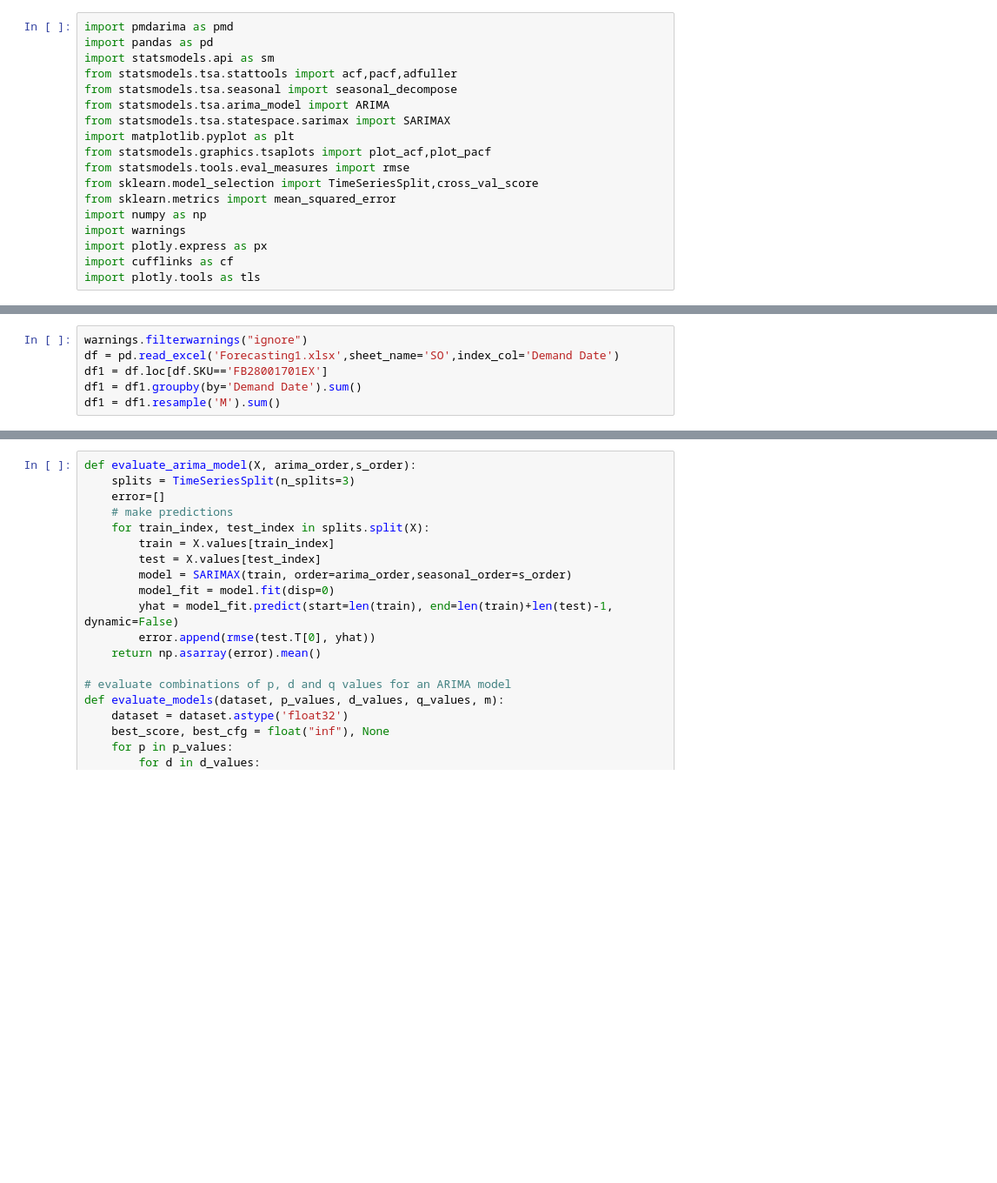
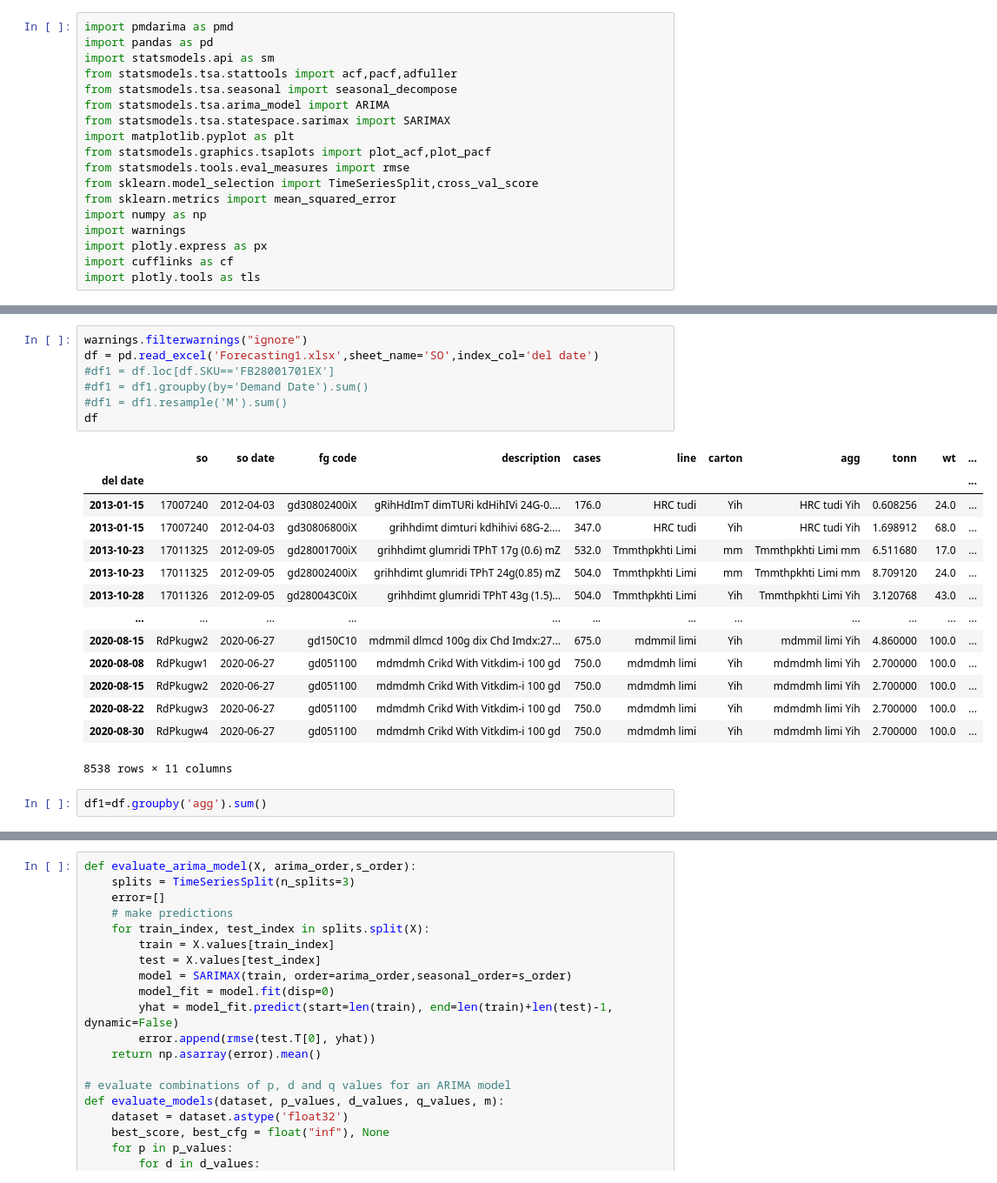
Before and after one commit to mswastik/forecasting, a Jupyter notebook: SARIMAv1.ipynb, the cells around one changed output, grey strips where cells are left out. Shown: that part at 87% size. Drawn from its saved outputs; the diff is of its cells as text; blank space fills up the shorter version.

```diff
--- a/SARIMAv1.ipynb
+++ b/SARIMAv1.ipynb
@@ -19,6 +33,24 @@ import plotly.tools as tls
 # %%
 warnings.filterwarnings("ignore")
-df = pd.read_excel('Forecasting1.xlsx',sheet_name='SO',index_col='Demand Date')
-df1 = df.loc[df.SKU=='FB28001701EX']
-df1 = df1.groupby(by='Demand Date').sum()
-df1 = df1.resample('M').sum()
+df = pd.read_excel('Forecasting1.xlsx',sheet_name='SO',index_col='del date')
+#df1 = df.loc[df.SKU=='FB28001701EX']
+#df1 = df1.groupby(by='Demand Date').sum()
+#df1 = df1.resample('M').sum()
+df
+# %% [output]
+|  | so | so date | fg code | description | cases | line | carton | agg | tonn | wt | ... |
+| del date |  |  |  |  |  |  |  |  |  |  | ... |
+| 2013-01-15 | 17007240 | 2012-04-03 | gd30802400iX | gRihHdImT dimTURi kdHihIVi 24G-0.... | 176.0 | HRC tudi | Yih | HRC tudi Yih | 0.608256 | 24.0 | ... |
+| 2013-01-15 | 17007240 | 2012-04-03 | gd30806800iX | grihhdimt dimturi kdhihivi 68G-2.... | 347.0 | HRC tudi | Yih | HRC tudi Yih | 1.698912 | 68.0 | ... |
+| 2013-10-23 | 17011325 | 2012-09-05 | gd28001700iX | grihhdimt glumridi TPhT 17g (0.6) mZ | 532.0 | Tmmthpkhti Limi | mm | Tmmthpkhti Limi mm | 6.511680 | 17.0 | ... |
+| 2013-10-23 | 17011325 | 2012-09-05 | gd28002400iX | grihhdimt glumridi TPhT 24g(0.85) mZ | 504.0 | Tmmthpkhti Limi | mm | Tmmthpkhti Limi mm | 8.709120 | 24.0 | ... |
+| 2013-10-28 | 17011326 | 2012-09-05 | gd280043C0iX | grihhdimt glumridi TPhT 43g (1.5)... | 504.0 | Tmmthpkhti Limi | Yih | Tmmthpkhti Limi Yih | 3.120768 | 43.0 | ... |
+| ... | ... | ... | ... | ... | ... | ... | ... | ... | ... | ... | ... |
+| 2020-08-15 | RdPkugw2 | 2020-06-27 | gd150C10 | mdmmil dlmcd 100g dix Chd Imdx:27... | 675.0 | mdmmil limi | Yih | mdmmil limi Yih | 4.860000 | 100.0 | ... |
+| 2020-08-08 | RdPkugw1 | 2020-06-27 | gd051100 | mdmdmh Crikd With Vitkdim-i 100 gd | 750.0 | mdmdmh limi | Yih | mdmdmh limi Yih | 2.700000 | 100.0 | ... |
+| 2020-08-15 | RdPkugw2 | 2020-06-27 | gd051100 | mdmdmh Crikd With Vitkdim-i 100 gd | 750.0 | mdmdmh limi | Yih | mdmdmh limi Yih | 2.700000 | 100.0 | ... |
+| 2020-08-22 | RdPkugw3 | 2020-06-27 | gd051100 | mdmdmh Crikd With Vitkdim-i 100 gd | 750.0 | mdmdmh limi | Yih | mdmdmh limi Yih | 2.700000 | 100.0 | ... |
+| 2020-08-30 | RdPkugw4 | 2020-06-27 | gd051100 | mdmdmh Crikd With Vitkdim-i 100 gd | 750.0 | mdmdmh limi | Yih | mdmdmh limi Yih | 2.700000 | 100.0 | ... |
+8538 rows × 11 columns
+# %%
+df1=df.groupby('agg').sum()
```
Also changed, not shown: parts of 3 cells of this notebook.
